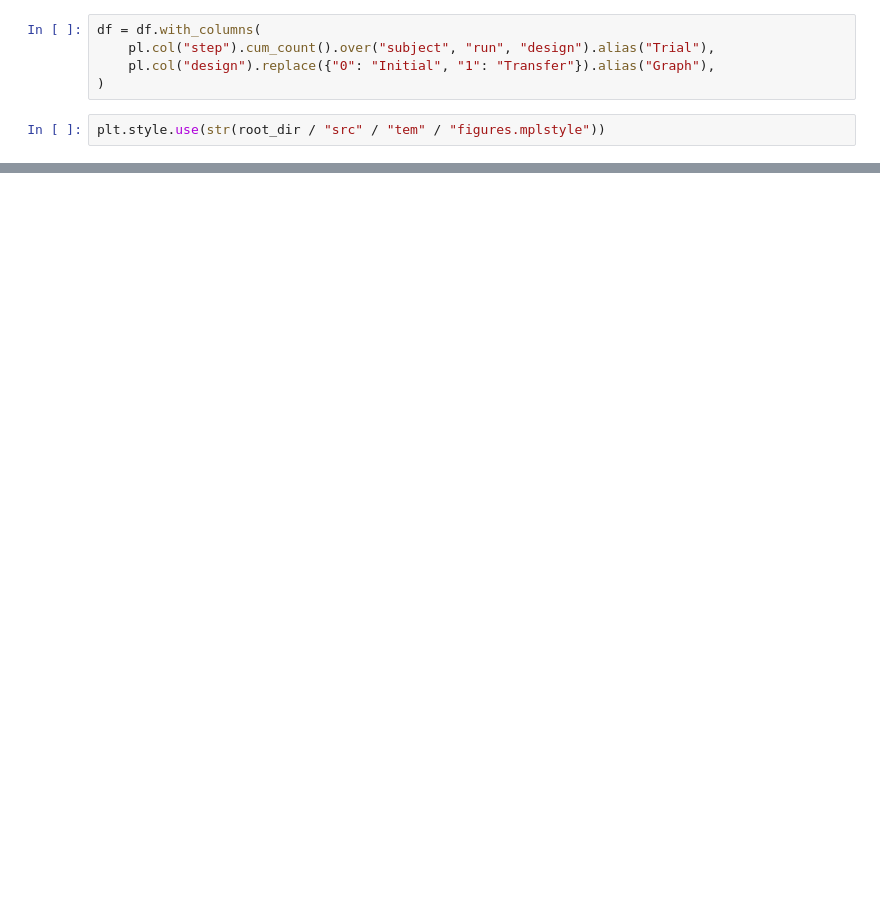
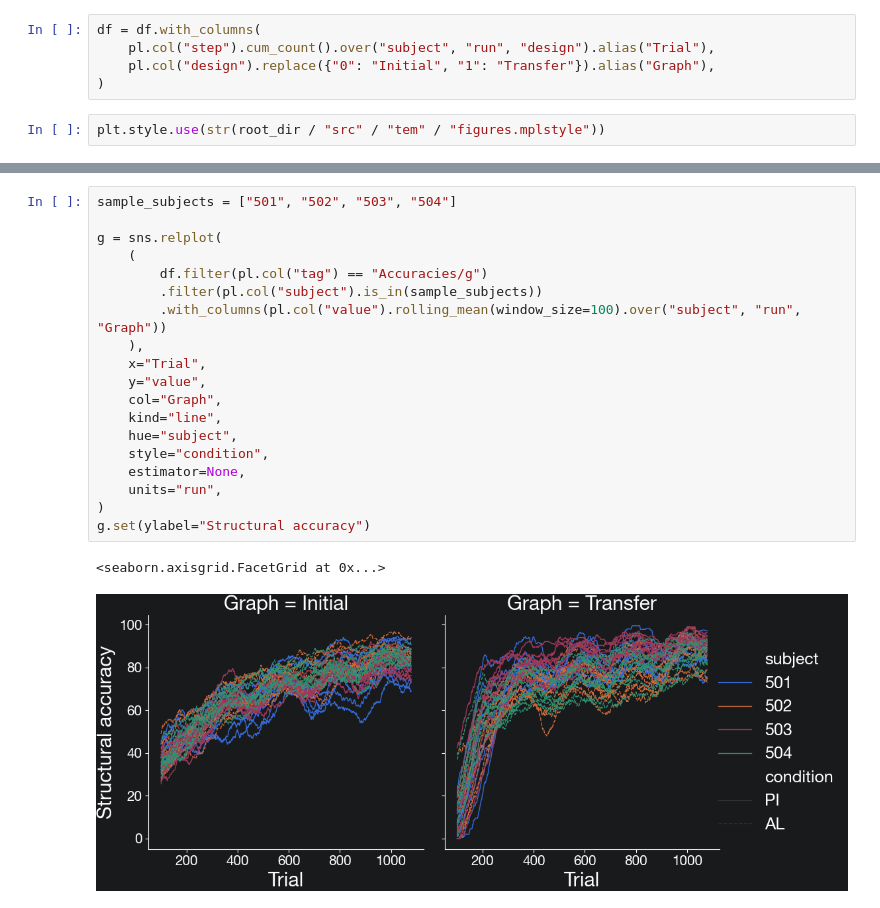
Before and after one commit to hamllab/torch_tem, a Jupyter notebook: jupyter/operators_learning_v3.ipynb, the cells around one changed output, grey strips where cells are left out. Drawn from its saved outputs; the diff is of its cells as text; blank space fills up the shorter version.

```diff
--- a/jupyter/operators_learning_v3.ipynb
+++ b/jupyter/operators_learning_v3.ipynb
@@ -116,0 +122,22 @@ g.savefig(fig_dir / f"learning_{version}_structure.pdf")
+# %%
+sample_subjects = ["501", "502", "503", "504"]
+
+g = sns.relplot(
+    (
+        df.filter(pl.col("tag") == "Accuracies/g")
+        .filter(pl.col("subject").is_in(sample_subjects))
+        .with_columns(pl.col("value").rolling_mean(window_size=100).over("subject", "run", "Graph"))
+    ),
+    x="Trial",
+    y="value",
+    col="Graph",
+    kind="line",
+    hue="subject",
+    style="condition",
+    estimator=None,
+    units="run",
+)
+g.set(ylabel="Structural accuracy")
+# %% [output]
+<seaborn.axisgrid.FacetGrid at 0x...>
+[figure, added]
```
Also changed, not shown: parts of 12 cells of this notebook.
